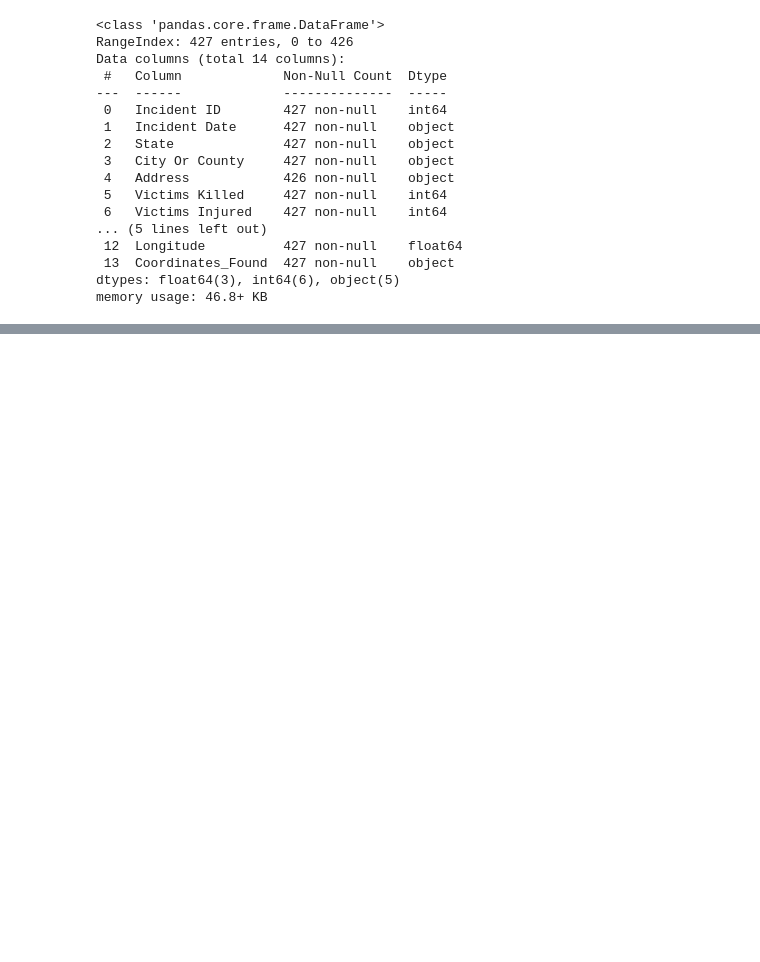
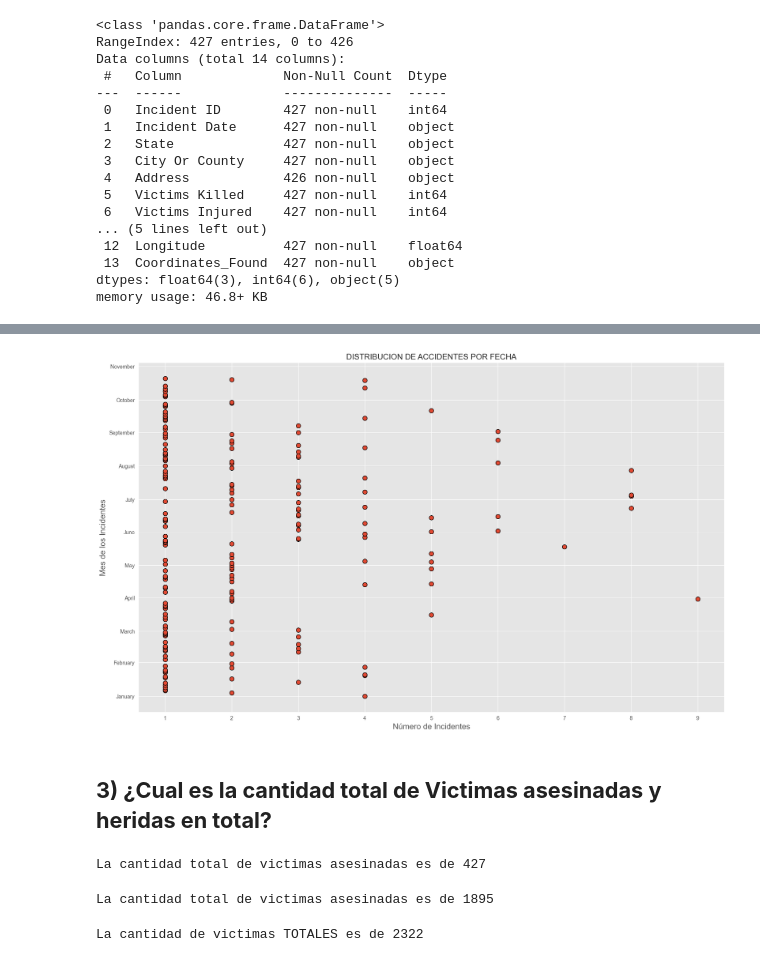
Before and after one commit to vamphook972/Gun_Violence_Dataset_US, a Jupyter notebook: Gun_Violence_Dataset_US.ipynb, the cells around one changed output, grey strips where cells are left out. Saved outputs shown, nothing was run; the diff lists cells and outputs as text; code cells hidden in the pictures; blank space fills up the shorter version.

```diff
--- a/Gun_Violence_Dataset_US.ipynb
+++ b/Gun_Violence_Dataset_US.ipynb
@@ -447,0 +312,36 @@ plt.show()
+# %%
+#  Grafico de distribucion
+size = 20
+plt.figure(figsize=(20, 12))
+plt.scatter(df_fechas['Cantidad de Incidentes'],df_fechas['Fecha del Incidente'],s = (70), marker='o', edgecolors='black', linewidths= 1)
+
+plt.gca().yaxis.set_major_locator(mdates.MonthLocator())
+plt.gca().yaxis.set_major_formatter(lambda y, pos: mdates.DateFormatter('%B')(y).capitalize())
+
+plt.xlabel('Número de Incidentes', fontsize=15)
+plt.ylabel('Mes de los Incidentes', fontsize=15)
+plt.title('DISTRIBUCION DE ACCIDENTES POR FECHA', fontsize=15)
+plt.grid(True)
+plt.show()
+# %% [output]
+[figure, added]
+# %% [markdown]
+## **3) ¿Cual es la cantidad total de Victimas asesinadas y heridas en total?**
+# %%
+killed = df_copy['Victimas Asesinadas'].sum()
+
+print(f"La cantidad total de victimas asesinadas es de {killed}")
+# %% [output]
+La cantidad total de victimas asesinadas es de 427
+# %%
+injured = df_copy['Victimas Heridas'].sum()
+
+print(f"La cantidad total de victimas asesinadas es de {injured}")
+# %% [output]
+La cantidad total de victimas asesinadas es de 1895
+# %%
+total_victims = df_copy['Victimas Asesinadas'] + df_copy['Victimas Heridas']
+
+print(f"La cantidad de victimas TOTALES es de {total_victims.sum()}")
+# %% [output]
+La cantidad de victimas TOTALES es de 2322
```
Also changed, not shown: parts of 116 cells of this notebook.
